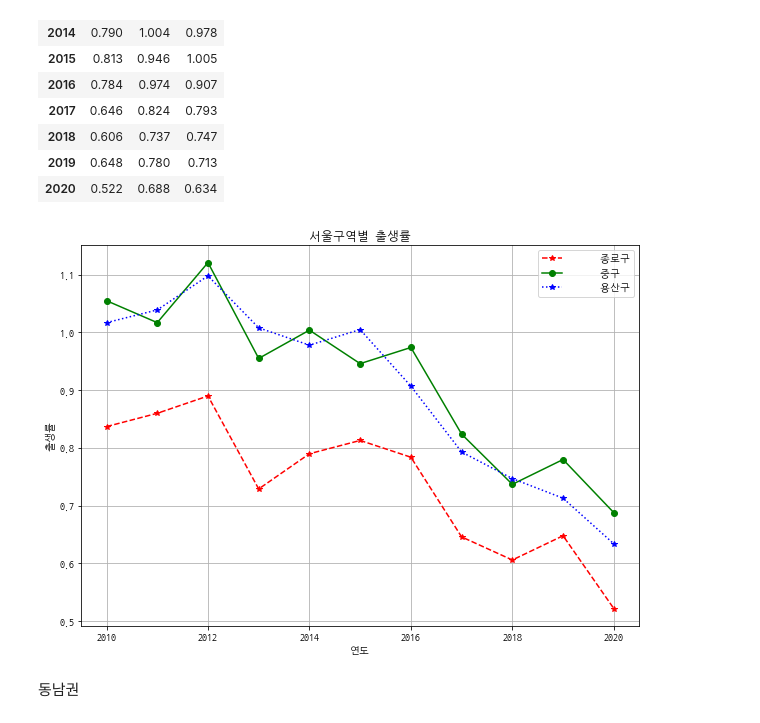
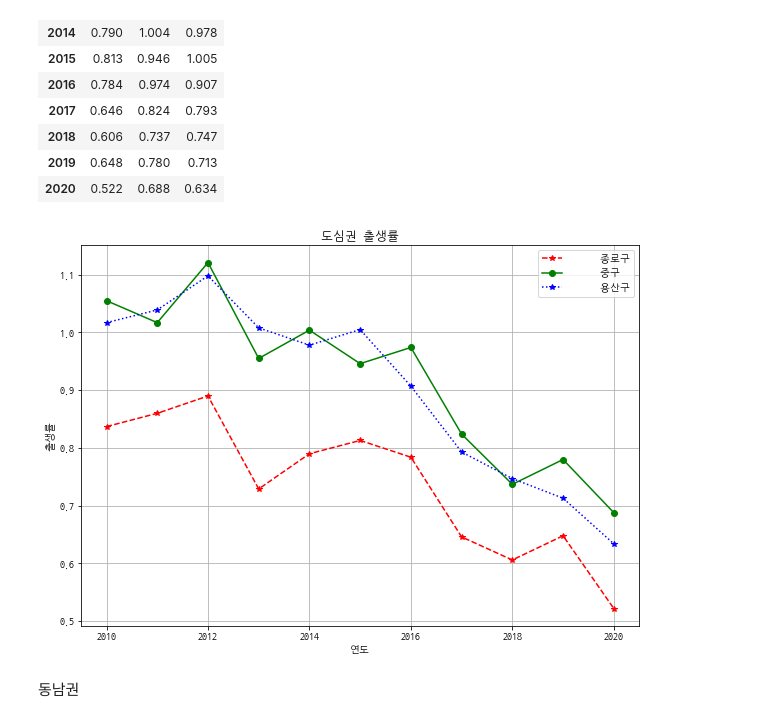
Before and after one commit to jessica8403/TIL, a Jupyter notebook: 시각화정리.ipynb, the cells around one changed output. Saved outputs shown, nothing was run; the diff lists cells and outputs as text; code cells hidden in the pictures.

```diff
--- a/시각화정리.ipynb
+++ b/시각화정리.ipynb
@@ -172,20 +172,20 @@ df4
 # %%
 # matplotlib.rcParams['font.family']='NanumGothicCoding'
 # matplotlib.rcParams['axes.unicode_minus']=False
 # plt.rcParams["figure.figsize"] = (10,7)
 
 # df4.plot()
 # plt.show()
 
 
 df4_1=df4.plot(grid=True,style=['r--*', 'g-o', 'b:*', 'm-.p'])
 df4_1.set_xlabel('연도')
 df4_1.set_ylabel('출생률')
-df4_1.set_title('서울구역별 출생률')
+df4_1.set_title('도심권 출생률')
 df4_1.plot(size=(10,7))
 plt.show()
 # %% [output]
-[figure, old version]
+[figure, new version]
 # %% [markdown]
 동남권
 # %%
```
Also changed, not shown: parts of 4 cells of this notebook.
